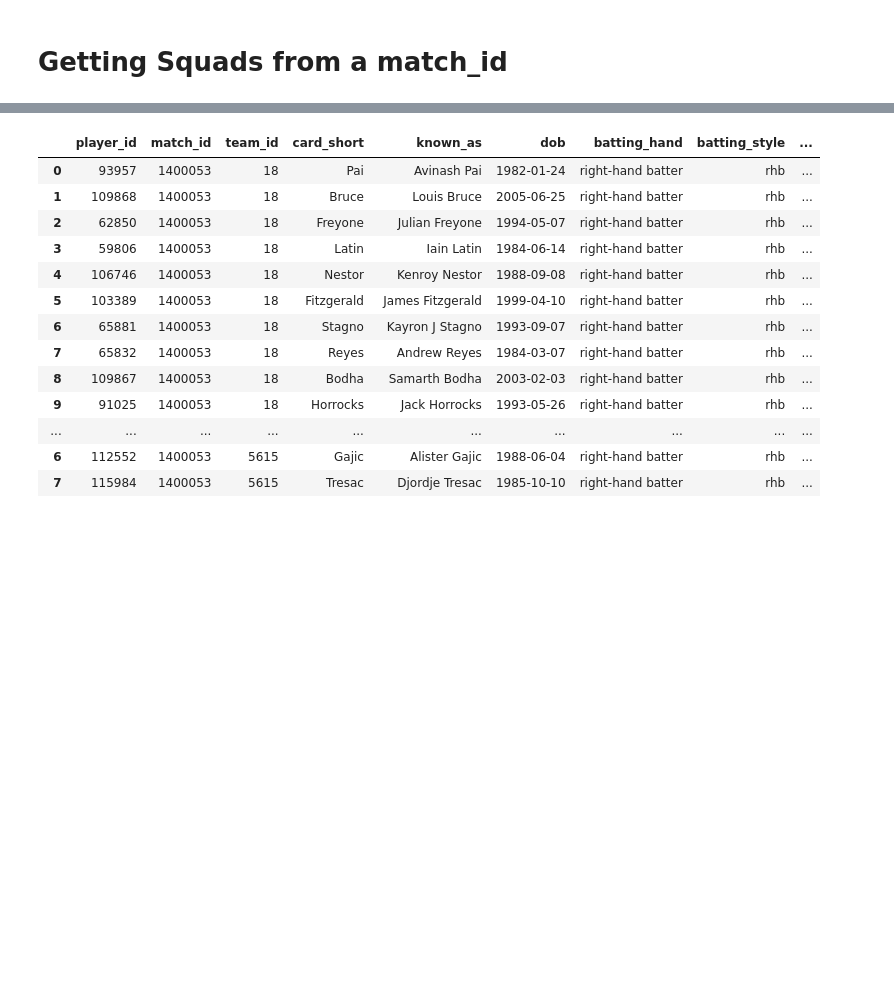
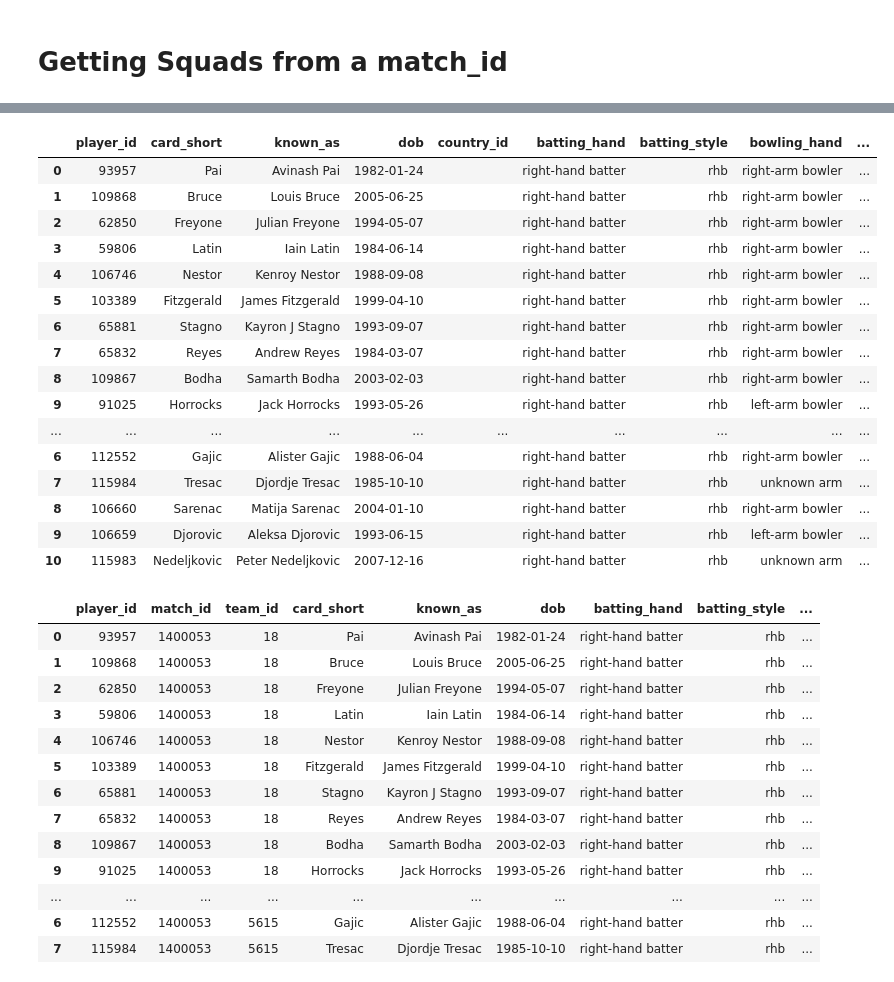
Before and after one commit to atharvaagate/cricinfo_scraper, a Jupyter notebook: Utility_Functions.ipynb, the cells around one changed output, grey strips where cells are left out. Cells and saved outputs as stored; diff of their text form; code cells hidden in the pictures; blank space fills up the shorter version.

```diff
--- a/Utility_Functions.ipynb
+++ b/Utility_Functions.ipynb
@@ -679 +1160,61 @@ f_inn_bat = table_MN[0]
+# %%
+from espncricinfo.match import Match
+import pandas as pd
+def squads_df_and_players_df_from_a_match_id(match_id) :
+    m = Match(match_id)
+
+    # squads_df = pd.DataFrame(m.team_1_players)
+    # players_df
+
+    team_1_players = pd.DataFrame(m.team_1_players)
+    team_1_players['team_id'] = m.team_1_id
+
+    team_2_players = pd.DataFrame(m.team_2_players)
+    team_2_players['team_id'] = m.team_2_id
+
+    players_df = pd.concat([team_1_players, team_2_players], axis=0)
+    players_df['match_id'] = m.match_id
+    players_df['country_id'] = ''
+
+
+    players_df_cols = ['player_id', 'match_id', 'team_id'] + [col for col in players_df.columns if col not in ['player_id', 'match_id', 'team_id']]
+    players_df = players_df[players_df_cols]
+    #print(df.columns)
+
+
+    squads_df_cols = ['player_id', 'match_id', 'team_id']
+    squads_df = players_df[squads_df_cols]
+
+    players_df = players_df[['player_id', 'card_short', 'known_as', 'dob', 'country_id', 'batting_hand', 'batting_style', 'bowling_hand', 'bowling_pacespin', 'bowling_style']]
+
+
+
+    #print(df.columns)
+    #squads_df = squads_df[['player_id', 'card_short', 'known_as', 'dob', 'batting_hand', 'batting_style', 'bowling_hand', 'bowling_pacespin', 'bowling_style']]
+
+
+    return players_df, squads_df
+
+
+players, squads = squads_df_and_players_df_from_a_match_id('1400053')
+# %%
+players
+# %% [output]
+|  | player_id | card_short | known_as | dob | country_id | batting_hand | batting_style | bowling_hand | ... |
+| 0 | 93957 | Pai | Avinash Pai | 1982-01-24 |  | right-hand batter | rhb | right-arm bowler | ... |
+| 1 | 109868 | Bruce | Louis Bruce | 2005-06-25 |  | right-hand batter | rhb | right-arm bowler | ... |
+| 2 | 62850 | Freyone | Julian Freyone | 1994-05-07 |  | right-hand batter | rhb | right-arm bowler | ... |
+| 3 | 59806 | Latin | Iain Latin | 1984-06-14 |  | right-hand batter | rhb | right-arm bowler | ... |
+| 4 | 106746 | Nestor | Kenroy Nestor | 1988-09-08 |  | right-hand batter | rhb | right-arm bowler | ... |
+| 5 | 103389 | Fitzgerald | James Fitzgerald | 1999-04-10 |  | right-hand batter | rhb | right-arm bowler | ... |
+| 6 | 65881 | Stagno | Kayron J Stagno | 1993-09-07 |  | right-hand batter | rhb | right-arm bowler | ... |
+| 7 | 65832 | Reyes | Andrew Reyes | 1984-03-07 |  | right-hand batter | rhb | right-arm bowler | ... |
+| 8 | 109867 | Bodha | Samarth Bodha | 2003-02-03 |  | right-hand batter | rhb | right-arm bowler | ... |
+| 9 | 91025 | Horrocks | Jack Horrocks | 1993-05-26 |  | right-hand batter | rhb | left-arm bowler | ... |
+| ... | ... | ... | ... | ... | ... | ... | ... | ... | ... |
+| 6 | 112552 | Gajic | Alister Gajic | 1988-06-04 |  | right-hand batter | rhb | right-arm bowler | ... |
+| 7 | 115984 | Tresac | Djordje Tresac | 1985-10-10 |  | right-hand batter | rhb | unknown arm | ... |
+| 8 | 106660 | Sarenac | Matija Sarenac | 2004-01-10 |  | right-hand batter | rhb | right-arm bowler | ... |
+| 9 | 106659 | Djorovic | Aleksa Djorovic | 1993-06-15 |  | right-hand batter | rhb | left-arm bowler | ... |
+| 10 | 115983 | Nedeljkovic | Peter Nedeljkovic | 2007-12-16 |  | right-hand batter | rhb | unknown arm | ... |
 # %%
```
Also changed, not shown: parts of 22 cells of this notebook, 9 other files.
